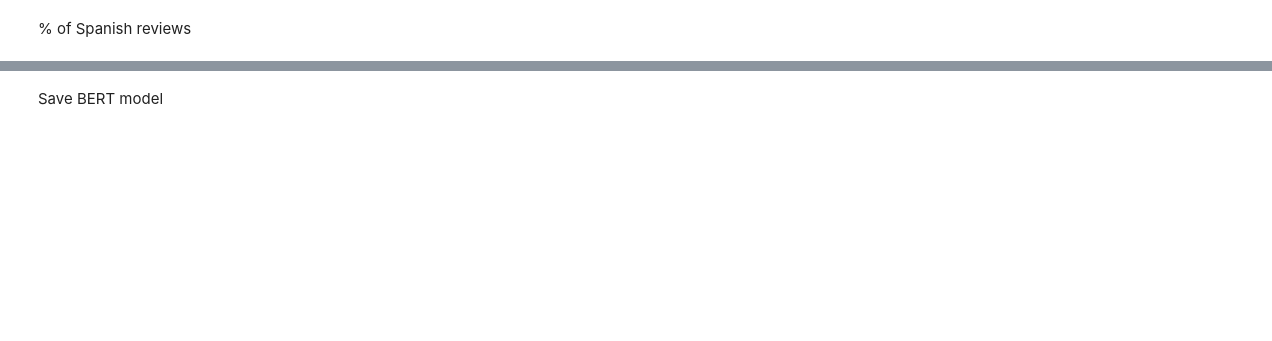
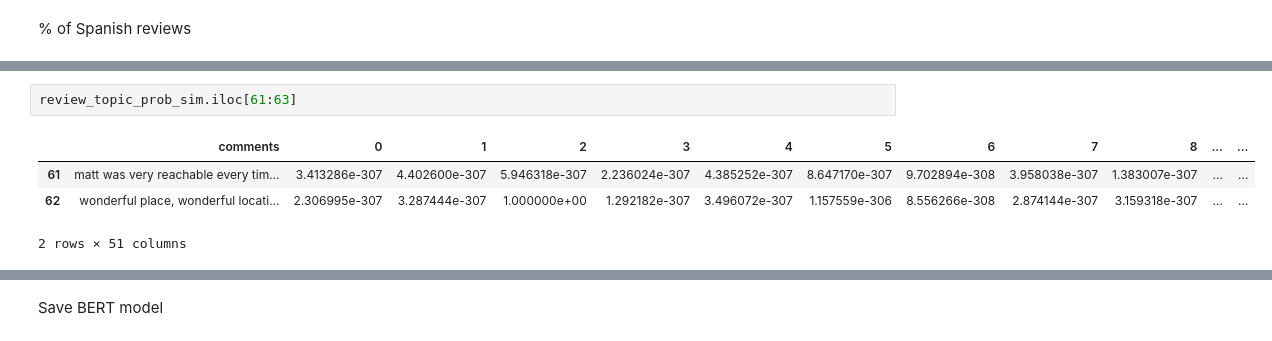
Before and after one commit to RyanChenJung/Airbnb-Renting-Optimizer, a Jupyter notebook: notebooks/nyssa/clean_reviews.ipynb, the cells around one changed output, grey strips where cells are left out. Saved outputs shown, nothing was run; the diff lists cells and outputs as text; blank space fills up the shorter version.

```diff
--- a/notebooks/nyssa/clean_reviews.ipynb
+++ b/notebooks/nyssa/clean_reviews.ipynb
@@ -114,0 +391,7 @@ KeyboardInterrupt:
+# %%
+review_topic_prob_sim.iloc[61:63]
+# %% [output]
+|  | comments | 0 | 1 | 2 | 3 | 4 | 5 | 6 | 7 | 8 | ... | ... |
+| 61 | matt was very reachable every tim... | 3.413286e-307 | 4.402600e-307 | 5.946318e-307 | 2.236024e-307 | 4.385252e-307 | 8.647170e-307 | 9.702894e-308 | 3.958038e-307 | 1.383007e-307 | ... | ... |
+| 62 | wonderful place, wonderful locati... | 2.306995e-307 | 3.287444e-307 | 1.000000e+00 | 1.292182e-307 | 3.496072e-307 | 1.157559e-306 | 8.556266e-308 | 2.874144e-307 | 3.159318e-307 | ... | ... |
+2 rows × 51 columns
```
Also changed, not shown: parts of 51 cells of this notebook.
